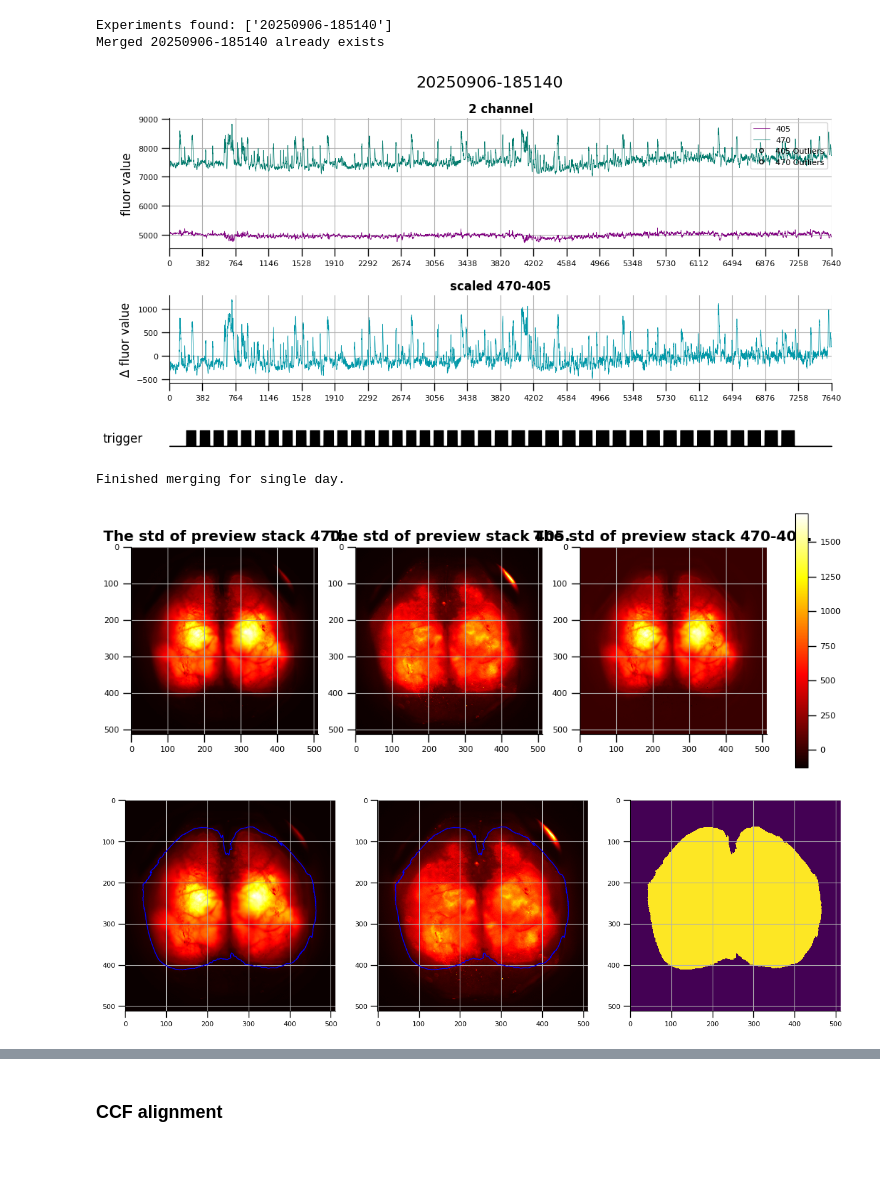
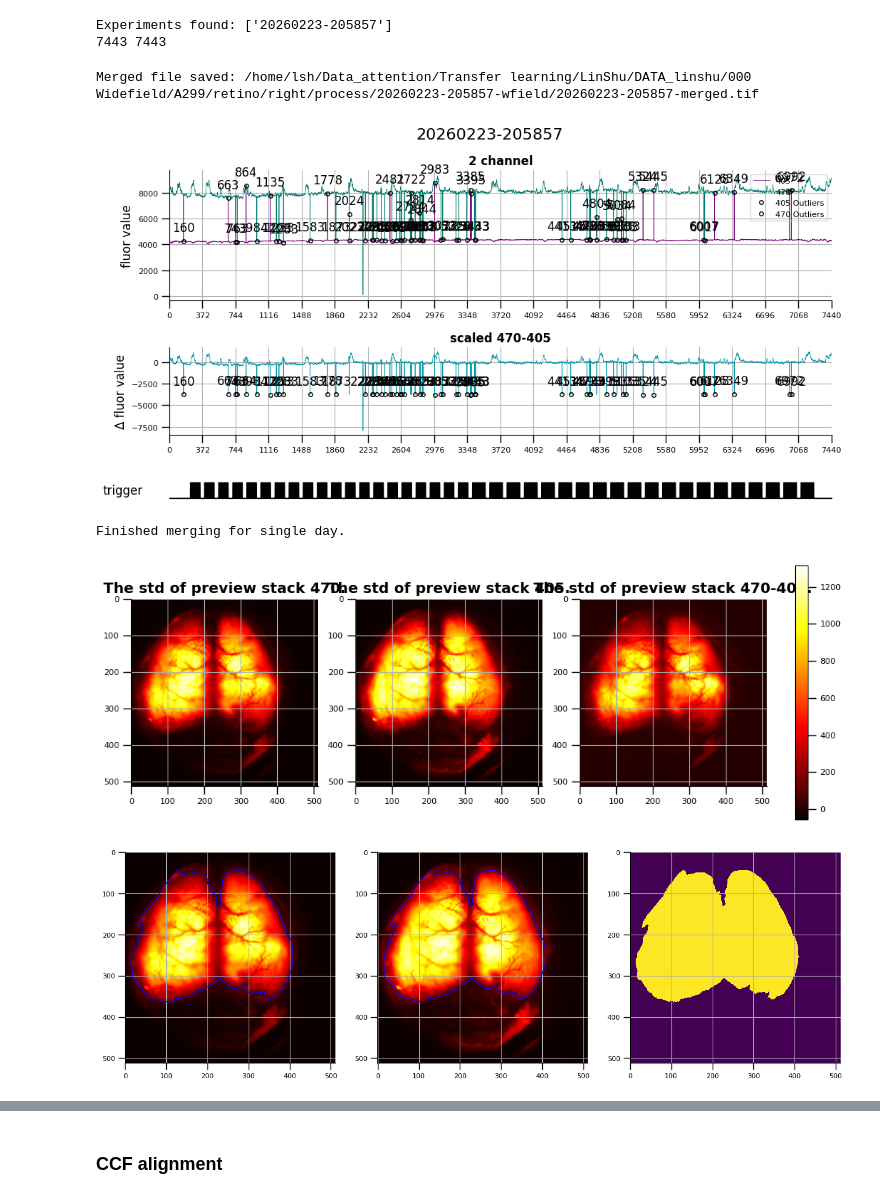
Before and after one commit to Sh555Lin/WF_GoNogo, a Jupyter notebook: analysis/run_retinotopic map&CCF alignment.ipynb, the cells around one changed output, grey strips where cells are left out. Drawn from its saved outputs; the diff is of its cells as text; code cells hidden in the pictures; blank space fills up the shorter version.

```diff
--- a/analysis/run_retinotopic map&CCF alignment.ipynb
+++ b/analysis/run_retinotopic map&CCF alignment.ipynb
@@ -91,7 +91,7 @@ from tifffile import imread
 
 # ========== 主流程 ==========
 
-single_day_path = "/home/lsh/Data_attention/Transfer learning/DATA_linshu/A095/retino"
+single_day_path = "/home/lsh/Data_attention/Transfer learning/LinShu/DATA_linshu/000 Widefield/A299/retino/right"
 rawPath = single_day_path
 processPath = os.path.join(single_day_path, "process")
 
@@ -106,10 +106,11 @@ for experiment in experiments:
 
 print("Finished merging for single day.")
 # %% [output]
-Experiments found: ['20250906-185140']
-Merged 20250906-185140 already exists
+Experiments found: ['20260223-205857']
+7443 7443
+Merged file saved: /home/lsh/Data_attention/Transfer learning/LinShu/DATA_linshu/000 Widefield/A299/retino/right/process/20260223-205857-wfield/20260223-205857-merged.tif
-[figure, old version]
+[figure, new version]
-Finished merging for single day.
+Finished merging for single day.
 # %%
 def show_images(images, titles=None, cmap='hot', colorbar=True):
     """
@@ -161,36 +162,36 @@ for experiment in experiments:
         title = ['The std of preview stack 470.',
                 'The std of preview stack 405.',
                 'The std of preview stack 470-405.']
         show_images(images, titles=title, colorbar=True)
-        std_level = 100
+        std_level =250
 
     contour = measure.find_contours(image=preview_std_470, level=std_level)
     contour_len = [len(_contour) for _contour in contour]
     contour_max = contour[np.argmax(contour_len)]
 
     mask = np.zeros_like(preview_std_470)
     mask_edge = np.flip(contour_max, axis=1).astype(int)
     mask = cv2.fillPoly(mask, [mask_edge], 1)
     mergePath = os.path.join(processPath, experiment + "-wfield")
     save_path = os.path.join(mergePath, "mask.npy")
     np.save(save_path, mask)
 
 
     if plot_test:
         fig, axis = plt.subplots(figsize=(15, 5), nrows=1, ncols=3)
 
         axis[0].imshow(preview_std_470, cmap='hot')
         axis[0].plot(contour_max[:, 1], contour_max[:, 0], linewidth=1, color='blue')
         axis[0].grid()
         axis[1].imshow(preview_std_405, cmap='hot')
         axis[1].plot(contour_max[:, 1], contour_max[:, 0], linewidth=1, color='blue')
         axis[1].grid()
         axis[2].imshow(mask)
         axis[2].grid()
         plt.show()
 # %% [output]
-[figure, old version]
+[figure, new version]
-[figure, old version]
+[figure, new version]
 # %%
 # masked binary file
 for experiment in experiments:
```
Also changed, not shown: parts of 16 cells of this notebook, 11 other files.
